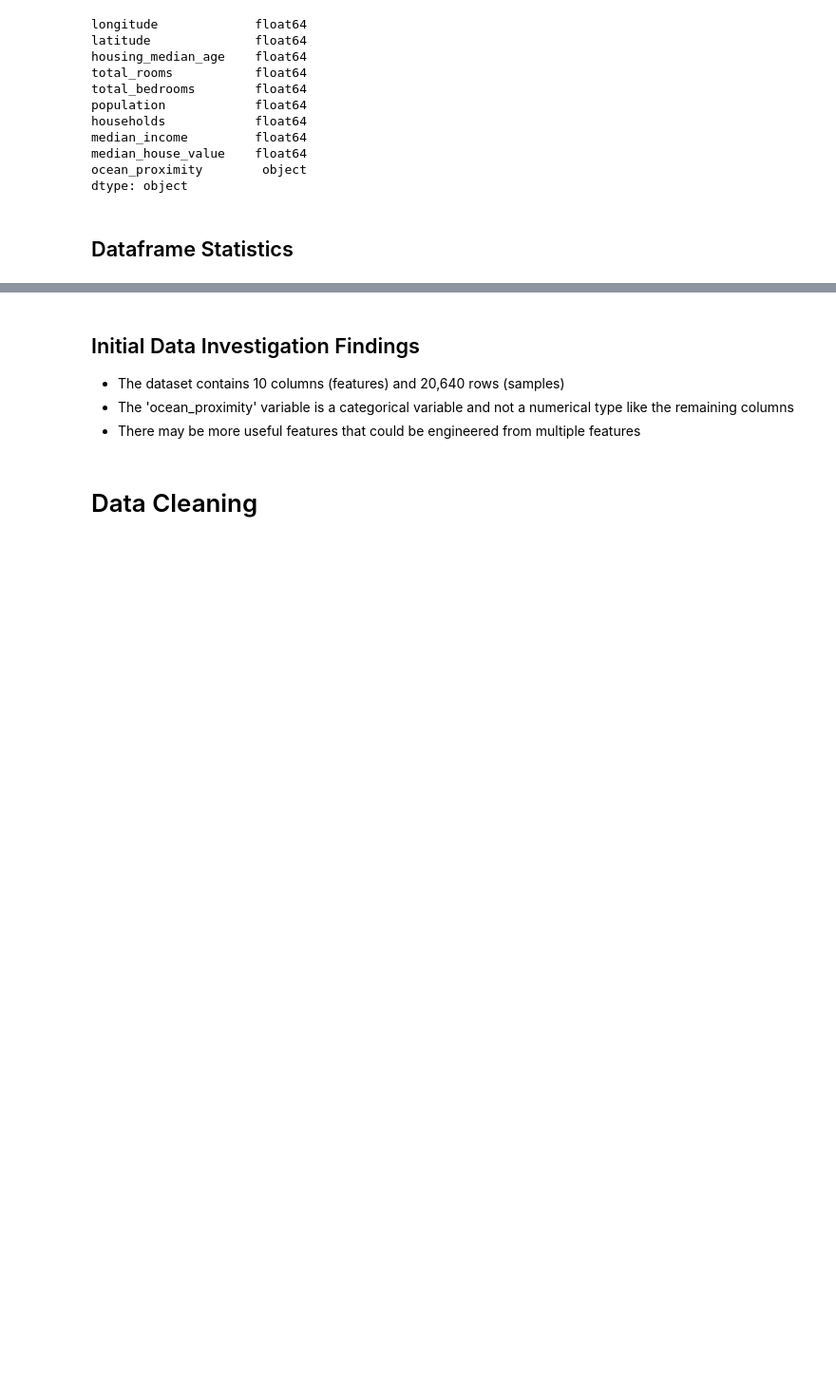
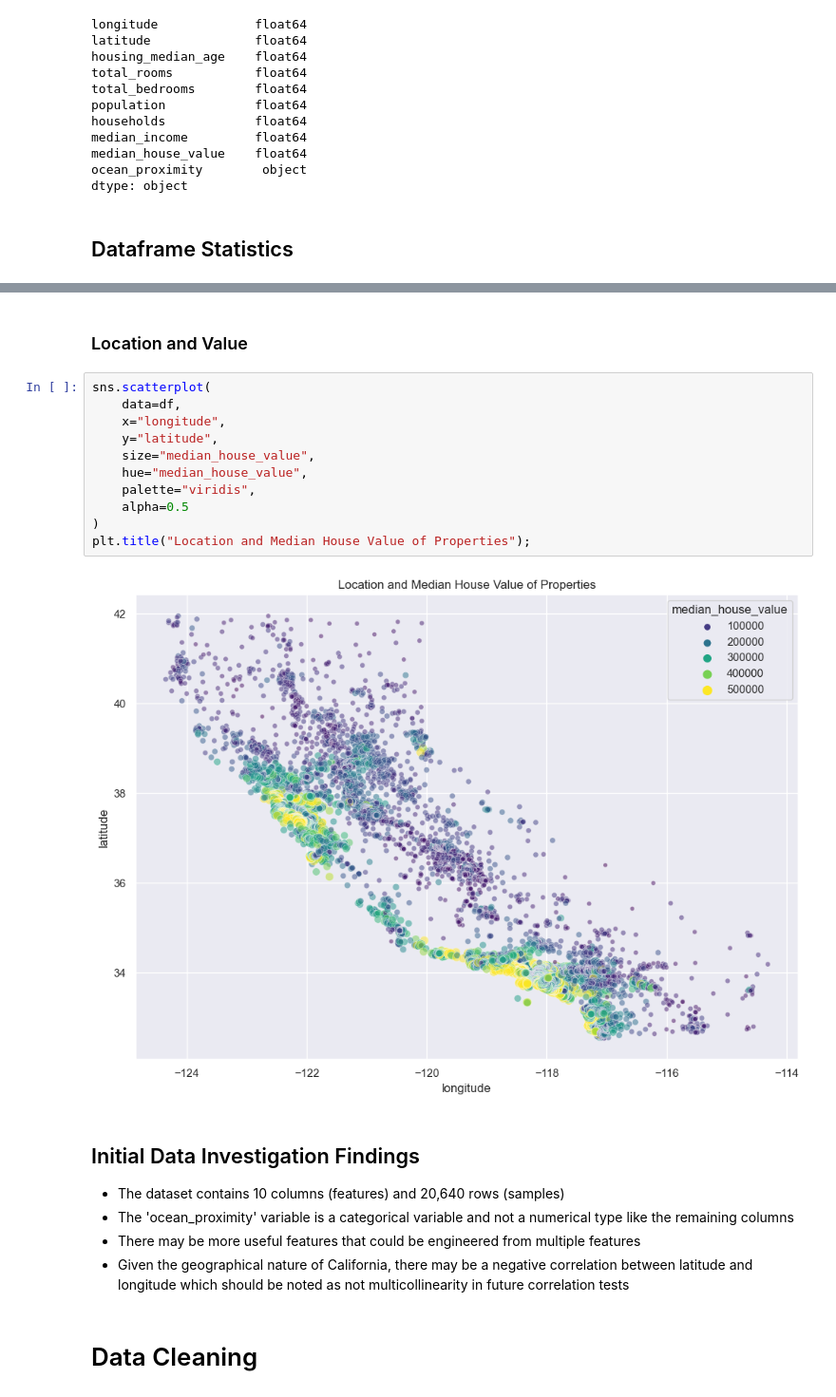
Before and after one commit to dilne/CaliforniaHousing, a Jupyter notebook: California Housing.ipynb, the cells around one changed output, grey strips where cells are left out. Shown at 95% size. Cells and saved outputs as stored; diff of their text form; blank space fills up the shorter version.

```diff
--- a/California Housing.ipynb
+++ b/California Housing.ipynb
@@ -80,8 +103,24 @@ df.describe()
+# %% [markdown]
+### Location and Value
+# %%
+sns.scatterplot(
+    data=df,
+    x="longitude",
+    y="latitude",
+    size="median_house_value",
+    hue="median_house_value",
+    palette="viridis",
+    alpha=0.5
+)
+plt.title("Location and Median House Value of Properties");
+# %% [output]
+[figure, added]
 # %% [markdown]
 ## Initial Data Investigation Findings
 - The dataset contains 10 columns (features) and 20,640 rows (samples)
 - The 'ocean_proximity' variable is a categorical variable and not a numerical type like the remaining columns
 - There may be more useful features that could be engineered from multiple features
+- Given the geographical nature of California, there may be a negative correlation between latitude and longitude which should be noted as not multicollinearity in future correlation tests
 # %% [markdown]
 # Data Cleaning
 # %% [markdown]
```
Also changed, not shown: parts of 3 cells of this notebook.
